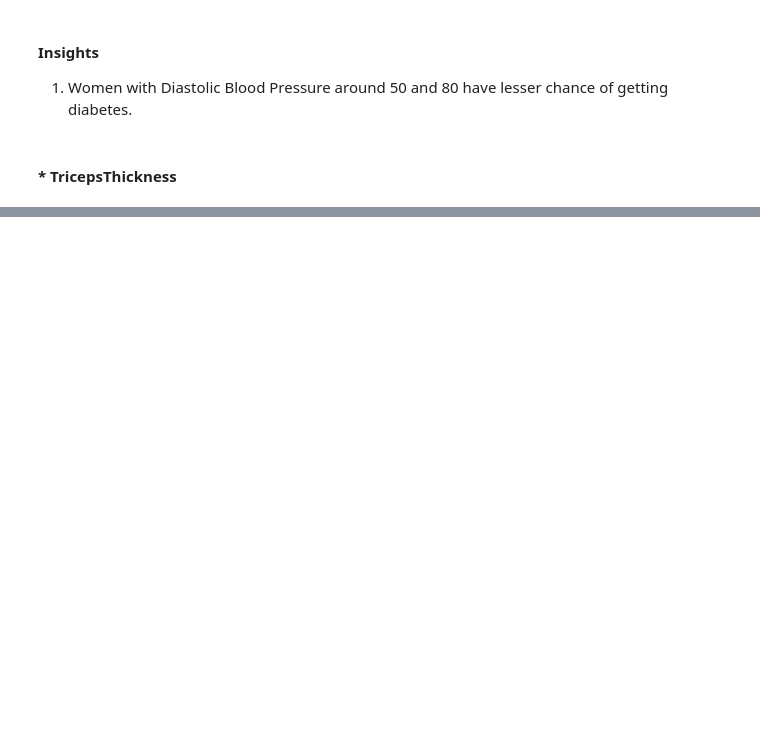
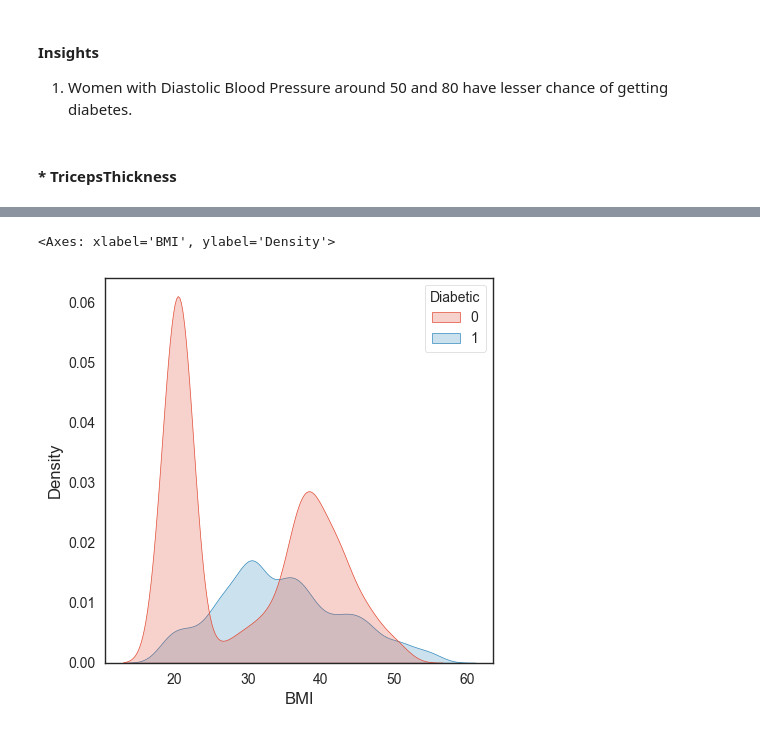
Before and after one commit to sugam21/FastAPI, a Jupyter notebook: Week-2/Classification/notebooks/data_exploration.ipynb, the cells around one changed output, grey strips where cells are left out. Drawn from its saved outputs; the diff is of its cells as text; code cells hidden in the pictures; blank space fills up the shorter version.

```diff
--- a/Week-2/Classification/notebooks/data_exploration.ipynb
+++ b/Week-2/Classification/notebooks/data_exploration.ipynb
@@ -257,0 +287,5 @@ plt.ylim([0, 0.025]);
+# %%
+sns.kdeplot(data=df, x="BMI", hue="Diabetic", shade=True)
+# %% [output]
+<Axes: xlabel='BMI', ylabel='Density'>
+[figure, added]
```
Also changed, not shown: parts of 38 cells of this notebook, 10 other files.
